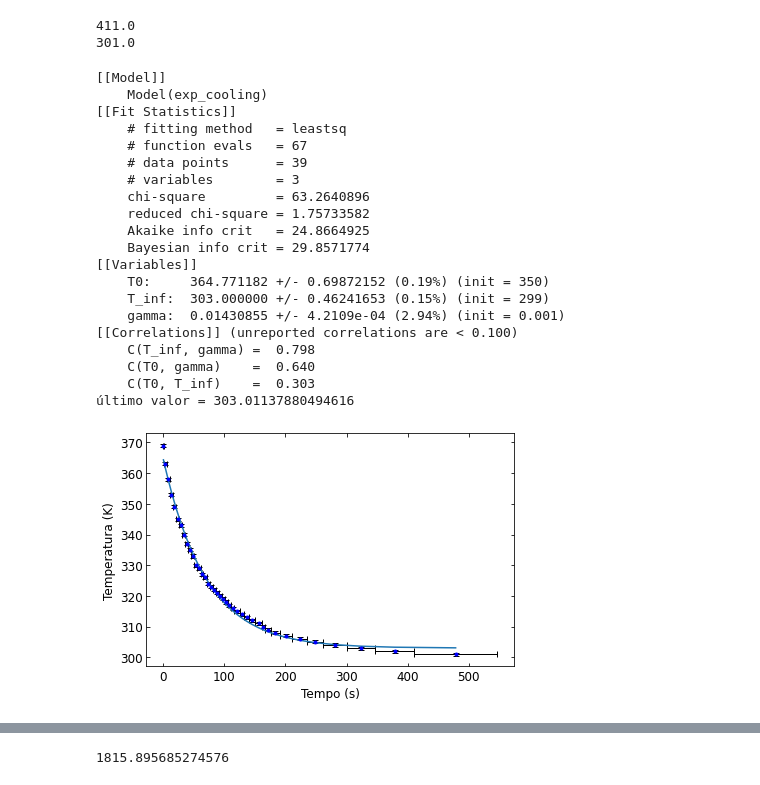
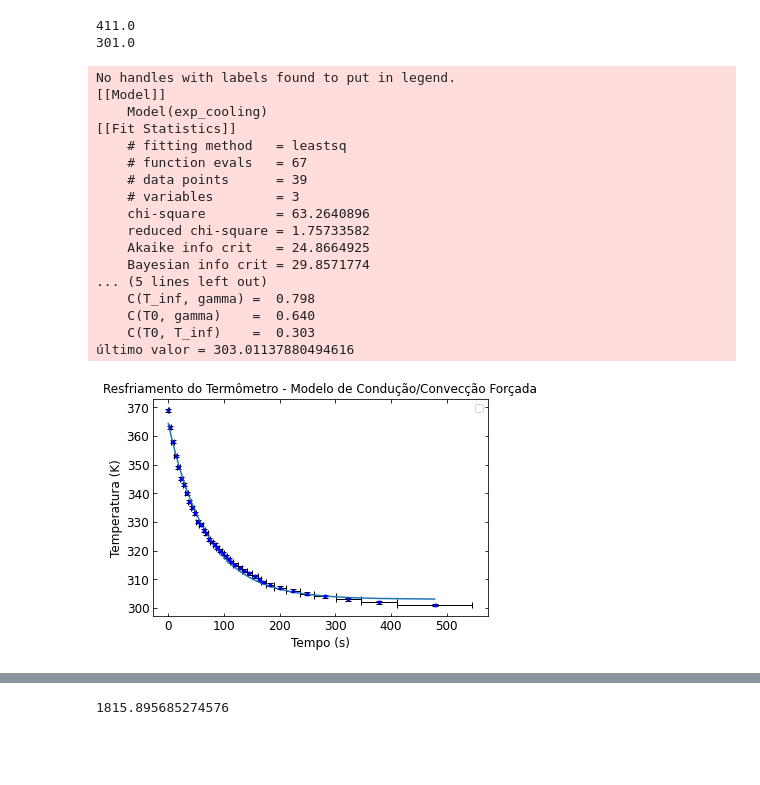
Before and after one commit to PeSader/unicamp, a Jupyter notebook: sem02/f229/exp05/notebook.ipynb, the cells around one changed output, grey strips where cells are left out. Saved outputs shown, nothing was run; the diff lists cells and outputs as text; code cells hidden in the pictures; blank space fills up the shorter version.

```diff
--- a/sem02/f229/exp05/notebook.ipynb
+++ b/sem02/f229/exp05/notebook.ipynb
@@ -40,54 +40,55 @@ ax1.errorbar(tempo,Temperature,yerr=0.5,xerr=tempo_intervall,fmt='o',elinewidth=
 ax1.tick_params(direction='in', which='both',top=True,right=True,labelsize=12)
 ax1.set_ylabel('Temperatura (K)',fontsize=12)
 ax1.set_xlabel('Tempo (s)',fontsize=12)
+ax1.set_title("Resfriamento do Termômetro - Modelo de Condução/Convecção Forçada")
 
 
-plt.tight_layout()
+# plt.tight_layout()
 # plt.show()
 
 
 def exp_cooling(t,T0,T_inf,gamma):
     return (T0-T_inf)*np.exp(-gamma*t)+T_inf
 
-def cooling(t,T0,A,B,C,m,T_inf):
-    return T0+(A/(B+C*t)**m)+T_inf
+def cooling(t,T0,A,B,C,m):
+    return T0+(A/(B+C*t)**m)
 
 
 exp_model=lmfit.Model(exp_cooling)
 
 exp_model.set_param_hint('T0',value=350,min=340,max=370,vary=True)
 exp_model.set_param_hint('T_inf',value=26+273,min=20+273,max=30+273,vary=True)
 exp_model.set_param_hint('gamma',value=0.001,min=0.0001,vary=True)
 param = exp_model.make_params()
 
 results = exp_model.fit(Temperature, t = tempo, params = param)
 print(results.fit_report())
 
 ax1.plot(tempo,results.best_fit)
 ultimo_valor_exp_cooling = results.eval(t=601)
 print("último valor =", ultimo_valor_exp_cooling)
+
+plt.legend(loc='best')
+plt.savefig("modelo1.png", dpi=1200)
 # %% [output]
+No handles with labels found to put in legend.
 [[Model]]
     Model(exp_cooling)
 [[Fit Statistics]]
     # fitting method   = leastsq
     # function evals   = 67
     # data points      = 39
     # variables        = 3
     chi-square         = 63.2640896
     reduced chi-square = 1.75733582
     Akaike info crit   = 24.8664925
     Bayesian info crit = 29.8571774
-[[Variables]]
-    T0:     364.771182 +/- 0.69872152 (0.19%) (init = 350)
-    T_inf:  303.000000 +/- 0.46241653 (0.15%) (init = 299)
-    gamma:  0.01430855 +/- 4.2109e-04 (2.94%) (init = 0.001)
-[[Correlations]] (unreported correlations are < 0.100)
+... (5 lines left out)
     C(T_inf, gamma) =  0.798
     C(T0, gamma)    =  0.640
     C(T0, T_inf)    =  0.303
 último valor = 303.01137880494616
-[figure, old version]
+[figure, new version]
 # %%
 
 cooling_model=lmfit.Model(cooling)
```
Also changed, not shown: parts of 2 cells of this notebook, 1 other file.
